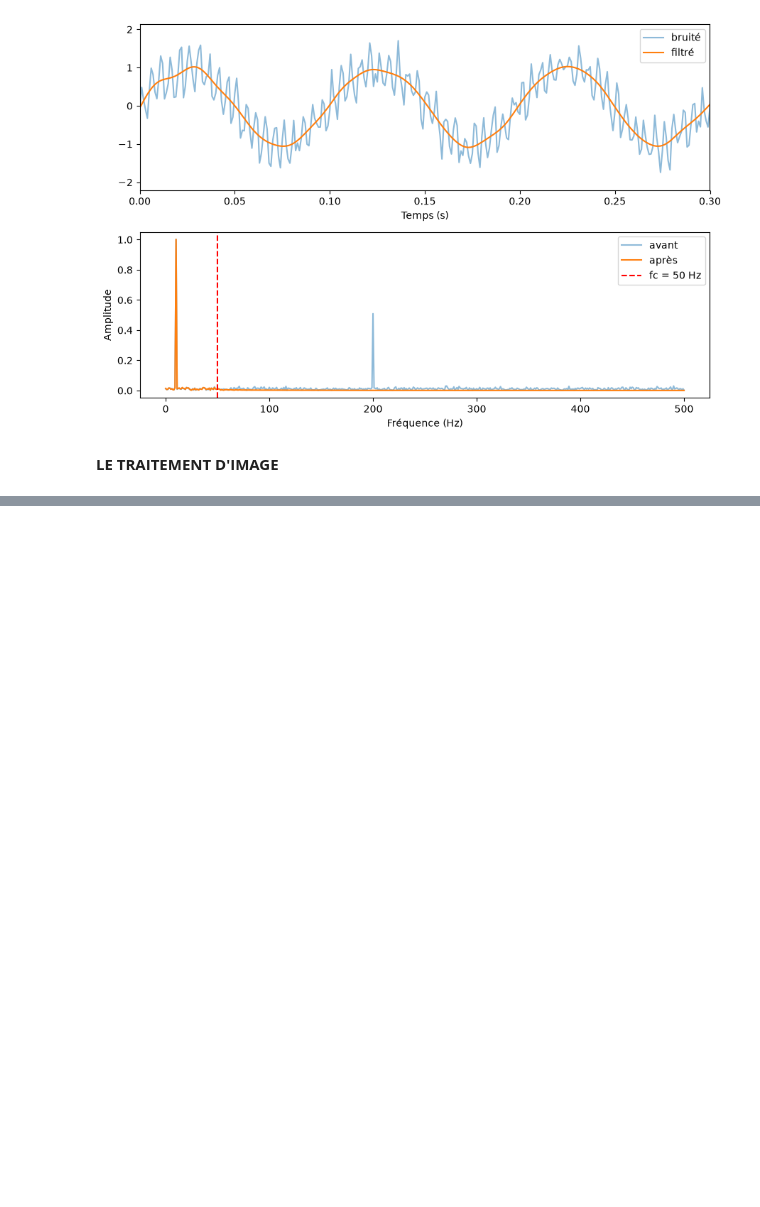
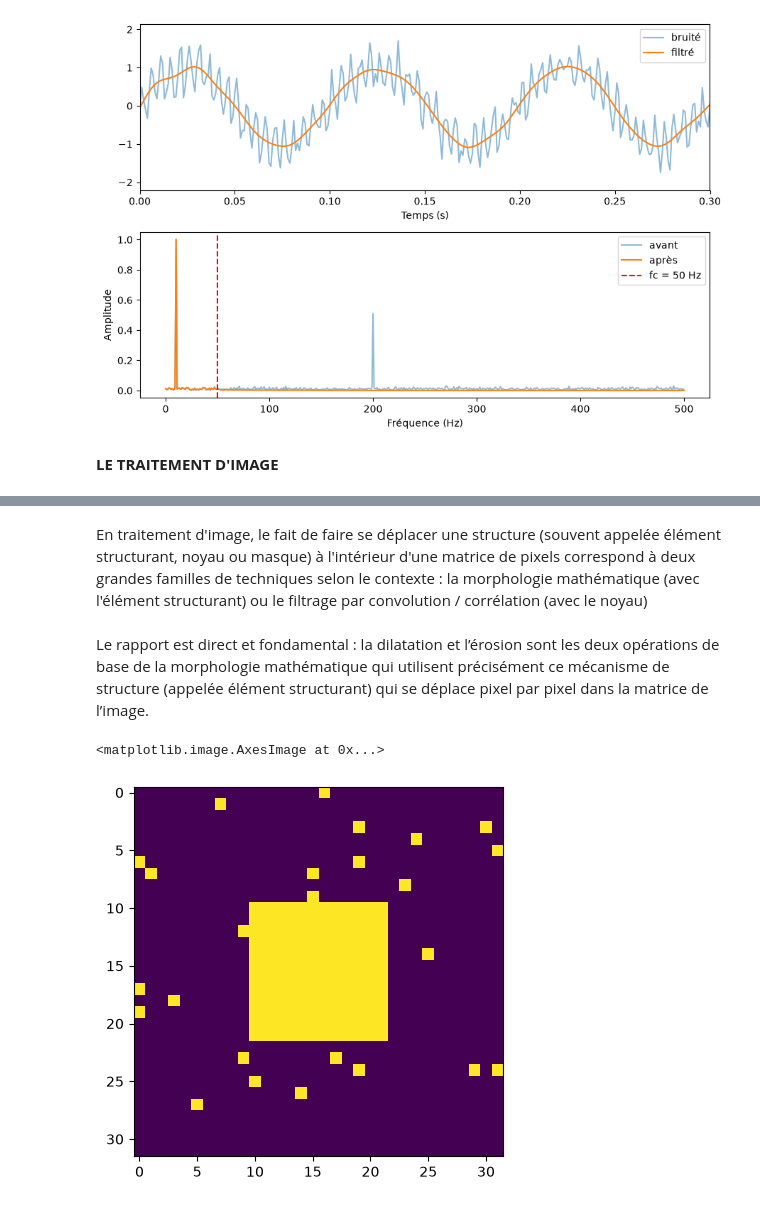
Before and after one commit to Balde44-art/Intro2Python, a Jupyter notebook: lesson_4.ipynb, the cells around one changed output, grey strips where cells are left out. Saved outputs shown, nothing was run; the diff lists cells and outputs as text; code cells hidden in the pictures; blank space fills up the shorter version.

Commit message:
mise à jour segmentation d'image

```diff
--- a/lesson_4.ipynb
+++ b/lesson_4.ipynb
@@ -334,0 +337,5 @@ plt.tight_layout(); plt.show()
+# %% [markdown]
+
+En traitement d'image, le fait de faire se déplacer une structure (souvent appelée élément structurant, noyau ou masque) à l'intérieur d'une matrice de pixels correspond à deux grandes familles de techniques selon le contexte : la morphologie mathématique (avec l'élément structurant) ou le filtrage par convolution / corrélation (avec le noyau)
+# %% [markdown]
+Le rapport est direct et fondamental : la dilatation et l’érosion sont les deux opérations de base de la morphologie mathématique qui utilisent précisément ce mécanisme de structure (appelée élément structurant) qui se déplace pixel par pixel dans la matrice de l’image.
@@ -334,0 +345,10 @@ plt.tight_layout(); plt.show()
+# %%
+np.random.seed(0)
+
+X = np.zeros((32,32))
+X[10:-10,10:-10] =1
+X[np.random.randint(0,32,30),np.random.randint(0,32,30)]=1
+plt.imshow(X)
+# %% [output]
+<matplotlib.image.AxesImage at 0x...>
+[figure, added]
```
Also changed, not shown: parts of 5 cells of this notebook, 1 other file.
